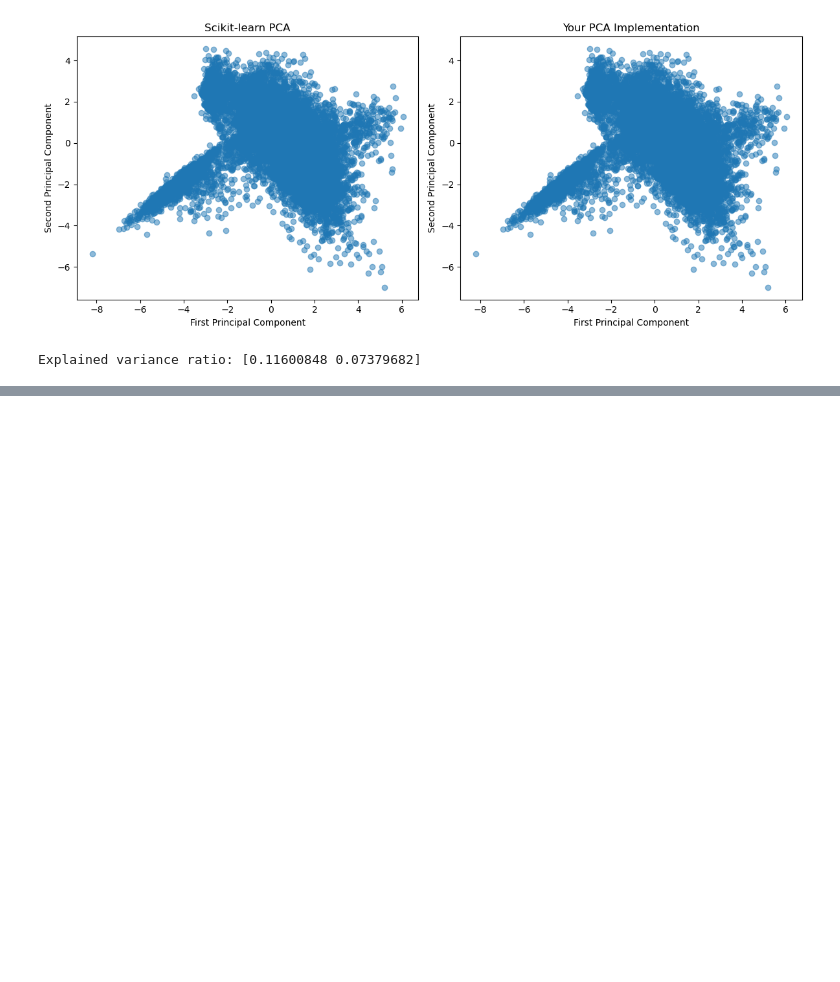
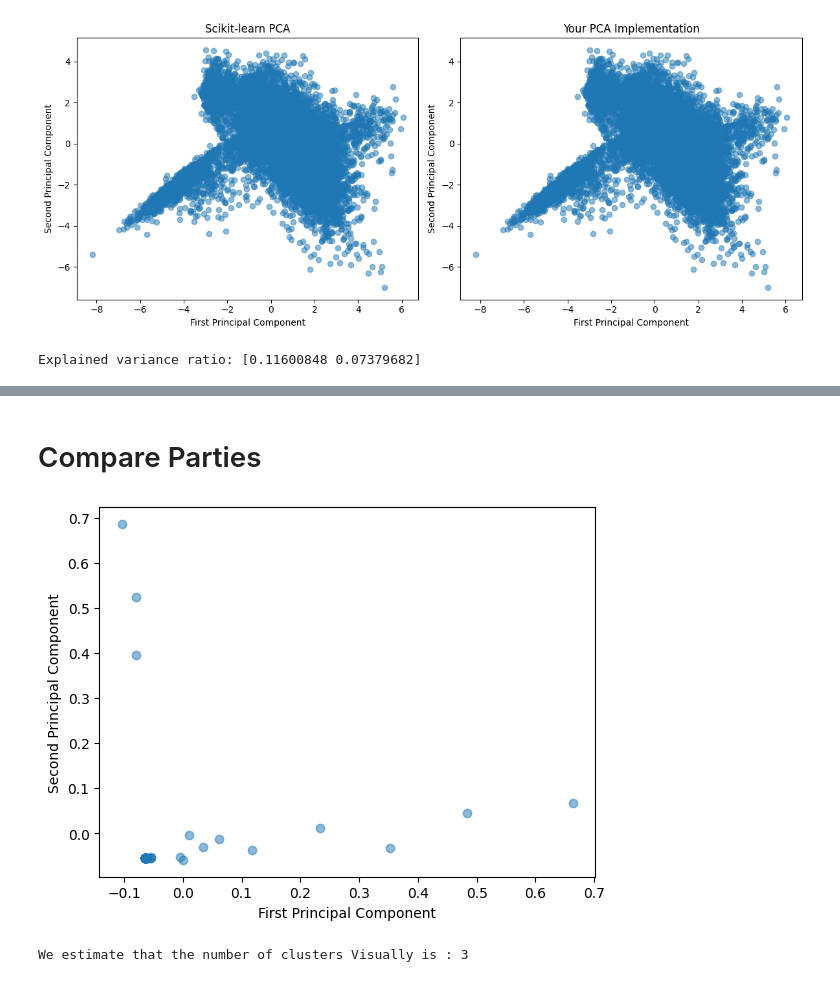
Before and after one commit to Adiaharoni55/intro_ml, a Jupyter notebook: demonstration.ipynb, the cells around one changed output, grey strips where cells are left out. Cells and saved outputs as stored; diff of their text form; code cells hidden in the pictures; blank space fills up the shorter version.

```diff
--- a/demonstration.ipynb
+++ b/demonstration.ipynb
@@ -125,0 +172,20 @@ Explained variance ratio: [0.11600848 0.07379682]
+# %% [markdown]
+# Compare Parties
+# %%
+data_t = agg_data.T
+df_sparse_t = files.remove_sparse_columns(data_t, 1000)
+
+
+df_reduced_t = files.dimensionality_reduction(df_sparse_t, 2, [])
+
+# For visualization:
+fig, ax = plt.subplots()
+ax.scatter(df_reduced_t['PC1'], df_reduced_t['PC2'], alpha=0.5)
+plt.xlabel('First Principal Component')
+plt.ylabel('Second Principal Component')
+plt.show()
+
+print('We estimate that the number of clusters Visually is : 3')
+# %% [output]
+[figure, added]
+We estimate that the number of clusters Visually is : 3
```
Also changed, not shown: parts of 5 cells of this notebook, 1 other file.
